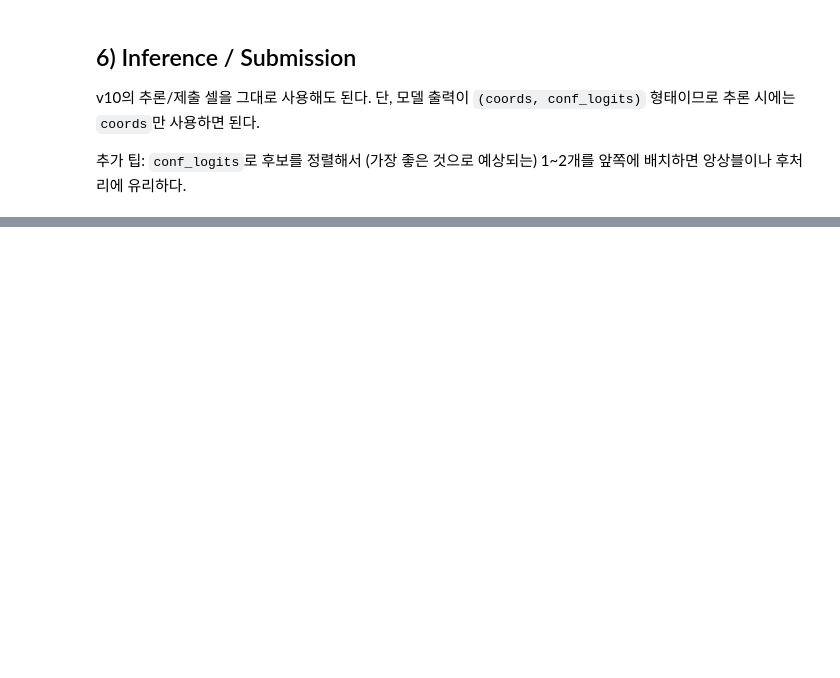
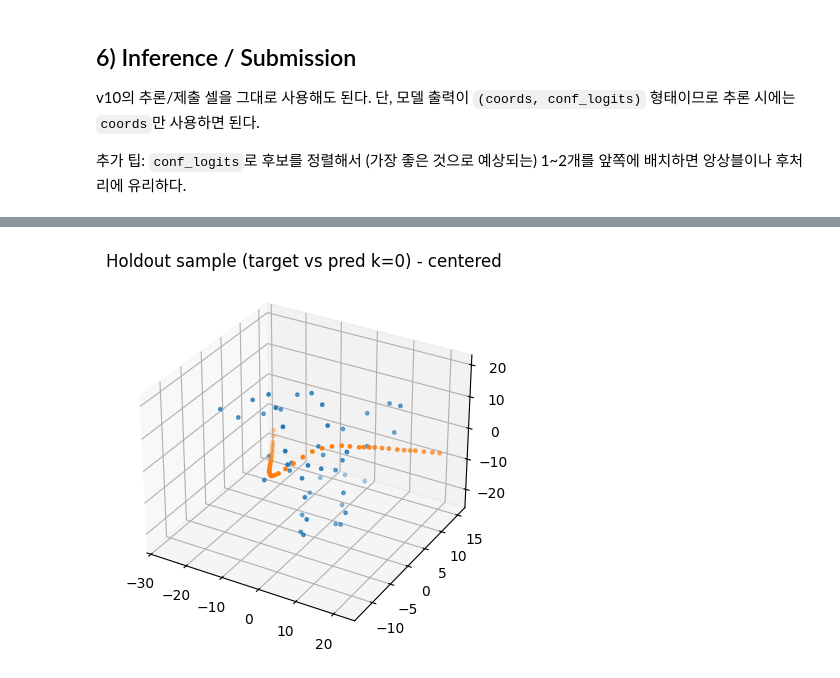
Before and after one commit to tkdwl05/stanford-rna-3d-folding-2, a Jupyter notebook: improve_data_label_v11.ipynb, the cells around one changed output, grey strips where cells are left out. Cells and saved outputs as stored; diff of their text form; code cells hidden in the pictures; blank space fills up the shorter version.

Commit message:
feat: Update data labeling notebooks and save new stage1 and structured model checkpoints.

```diff
--- a/improve_data_label_v11.ipynb
+++ b/improve_data_label_v11.ipynb
@@ -950,27 +967,30 @@ plt.show()
 # %%
 # ==========================================
 # 10) Quick visualization on holdout batch (k=0)
 # ==========================================
 import matplotlib.pyplot as plt
 
 model.eval()
 tokens_b, tgt_b, m_b = next(iter(hold_loader))
 tokens_b = tokens_b.to(device)
 tgt_b = tgt_b.to(device)
 m_b = m_b.to(device)
 
 with torch.no_grad():
-    preds_b = model(tokens_b)  # (B,K,T,3)
-pred0 = preds_b[0,0].detach().cpu().numpy()
+    # 모델이 (coords, conf_logits) 튜플을 반환하므로 좌표만 받습니다.
+    coords_b, _ = model(tokens_b)
+pred0 = coords_b[0,0].detach().cpu().numpy()
 tgt0  = tgt_b[0].detach().cpu().numpy()
 m0    = m_b[0].detach().cpu().numpy().astype(bool)
 
 pred0 = pred0[m0]
 tgt0  = tgt0[m0]
 
 fig = plt.figure()
 ax = fig.add_subplot(111, projection="3d")
 ax.scatter(tgt0[:,0], tgt0[:,1], tgt0[:,2], s=6)
 ax.scatter(pred0[:,0], pred0[:,1], pred0[:,2], s=6)
 ax.set_title("Holdout sample (target vs pred k=0) - centered")
 plt.show()
+# %% [output]
+[figure, added]
```
Also changed, not shown: parts of 2 cells of this notebook, 4 other files.
